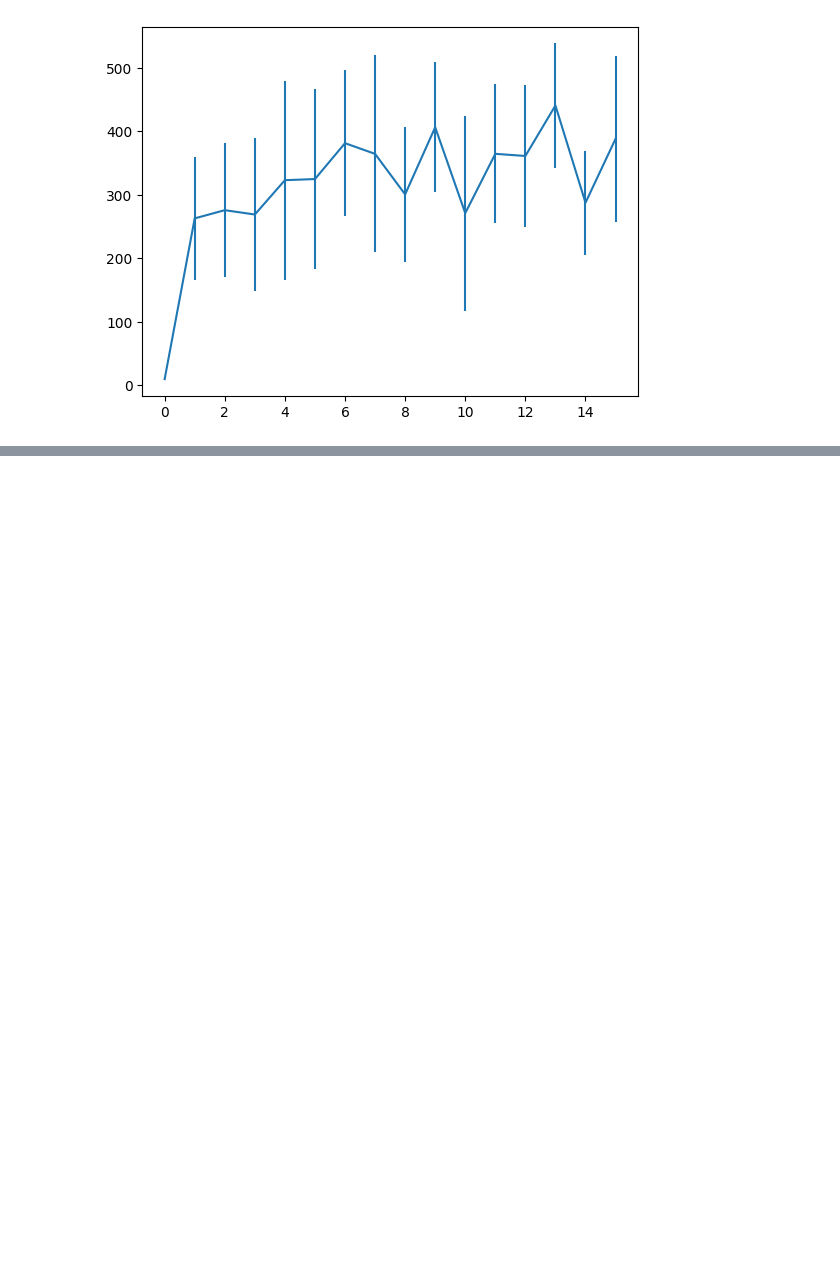
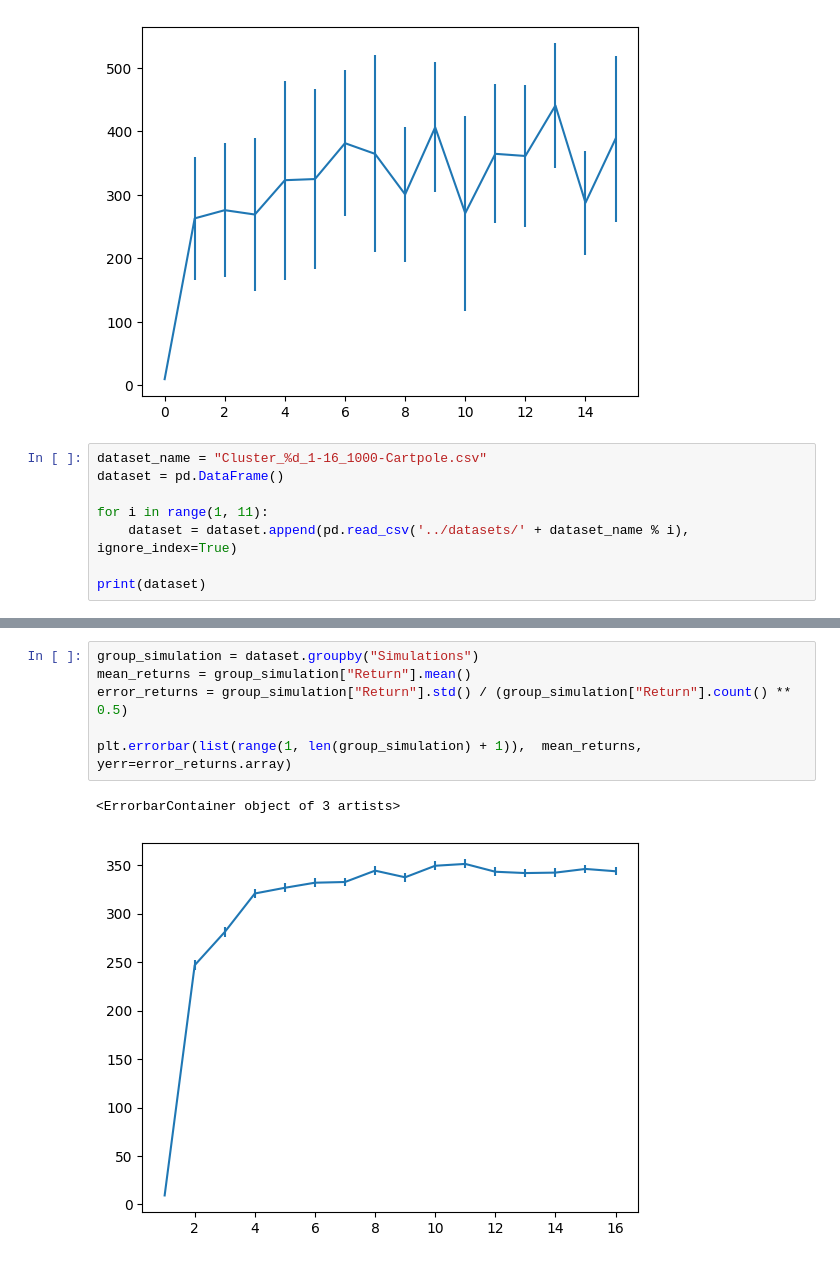
Before and after one commit to keremoner/MCTS-Time-Management, a Jupyter notebook: scripts/RunExperiments.ipynb, the cells around one changed output, grey strips where cells are left out. Cells and saved outputs as stored; diff of their text form; blank space fills up the shorter version.

Commit message:
Joined dataset analysis

```diff
--- a/scripts/RunExperiments.ipynb
+++ b/scripts/RunExperiments.ipynb
@@ -65,3 +65,11 @@ Length: 16, dtype: float64
 [0, 1, 2, 3, 4, 5, 6, 7, 8, 9, 10, 11, 12, 13, 14, 15]
 <ErrorbarContainer object of 3 artists>
 [figure]
+# %%
+dataset_name = "Cluster_%d_1-16_1000-Cartpole.csv"
+dataset = pd.DataFrame()
+
+for i in range(1, 11):
+    dataset = dataset.append(pd.read_csv('../datasets/' + dataset_name % i), ignore_index=True)
+
+print(dataset)
@@ -67,0 +91,9 @@ Length: 16, dtype: float64
+# %%
+group_simulation = dataset.groupby("Simulations")
+mean_returns = group_simulation["Return"].mean()
+error_returns = group_simulation["Return"].std() / (group_simulation["Return"].count() ** 0.5)
+
+plt.errorbar(list(range(1, len(group_simulation) + 1)),  mean_returns, yerr=error_returns.array)
+# %% [output]
+<ErrorbarContainer object of 3 artists>
+[figure, added]
```
Also changed, not shown: parts of 2 cells of this notebook.
